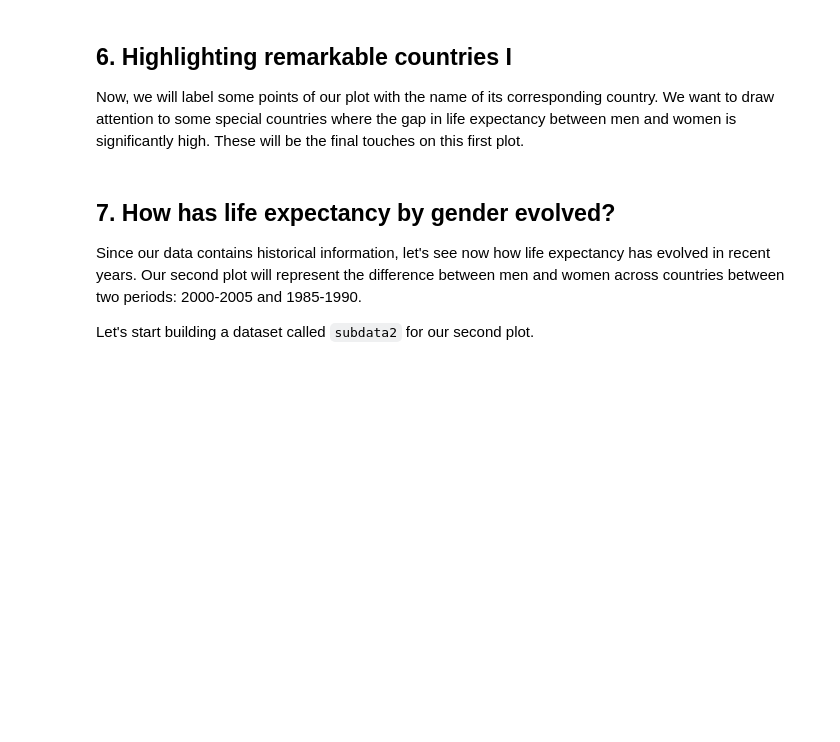
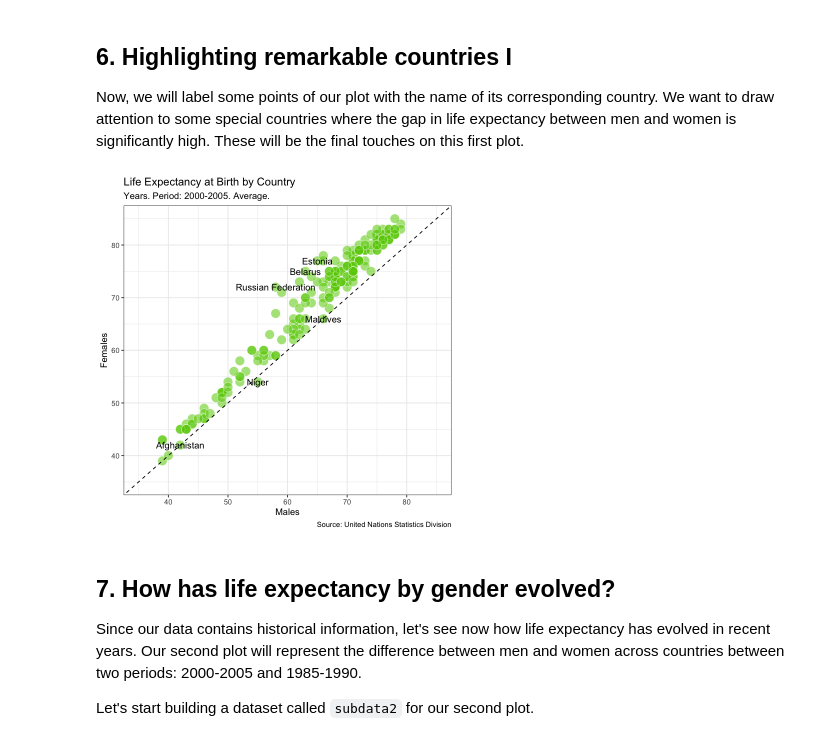
Before and after one commit to JeremyTallant/life_expectancy, a Jupyter notebook: life_analysis.ipynb, the cells around one changed output. Drawn from its saved outputs; the diff is of its cells as text; code cells hidden in the pictures; blank space fills up the shorter version.

```diff
--- a/life_analysis.ipynb
+++ b/life_analysis.ipynb
@@ -96,22 +96,24 @@ ggplot(subdata, aes(x=Male, y=Female))+
 # %%
 # Subseting data to obtain countries of interest
 top_male <- subdata %>% arrange(Male-Female) %>% head(3)
 top_female <- subdata %>% arrange(Female-Male) %>% head(3)
 
 # Adding text to the previous plot to label countries of interest
-ggplot(subdata, aes(x=Male, y=Female, ....))+
+ggplot(subdata, aes(x=Male, y=Female, label= Country.or.Area))+
   geom_point(colour="white", fill="chartreuse3", shape=21, alpha=.55, size=5)+
   geom_abline(intercept = 0, slope = 1, linetype=2)+
   scale_x_continuous(limits=c(35,85))+
   scale_y_continuous(limits=c(35,85))+
   labs(title="Life Expectancy at Birth by Country",
        subtitle="Years. Period: 2000-2005. Average.",
        caption="Source: United Nations Statistics Division",
        x="Males",
        y="Females")+
-# .... YOUR CODE FOR TASK 6 ....
-# .... YOUR CODE FOR TASK 6 ....
-# .... YOUR CODE FOR TASK 6 ....
+  geom_text(data=top_male) +
+  geom_text(data=top_female) +
+  theme_bw()
+# %% [output]
+[figure, added]
 # %% [markdown]
 ## 7. How has life expectancy by gender evolved?
 <p>Since our data contains historical information, let's see now how life expectancy has evolved in recent years. Our second plot will represent the difference between men and women across countries between two periods: 2000-2005 and 1985-1990.</p>
```
